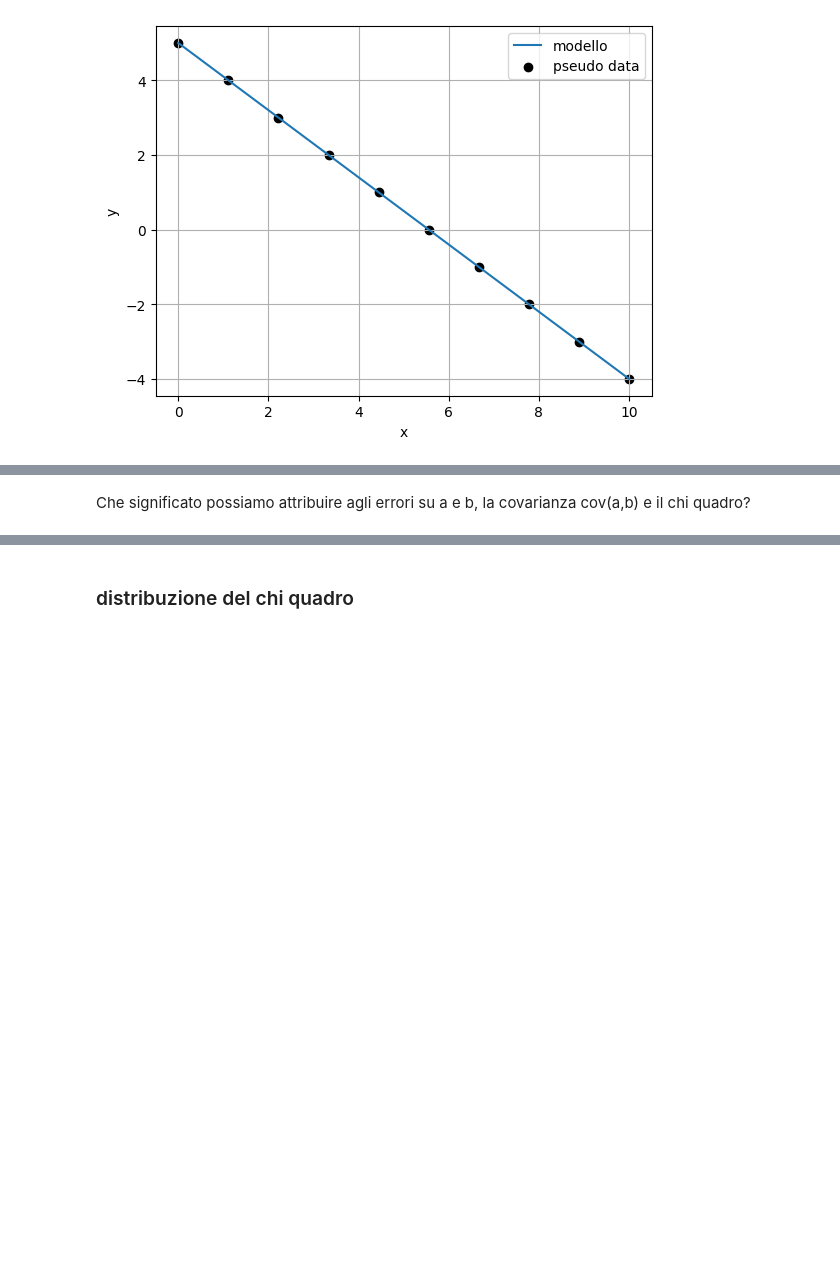
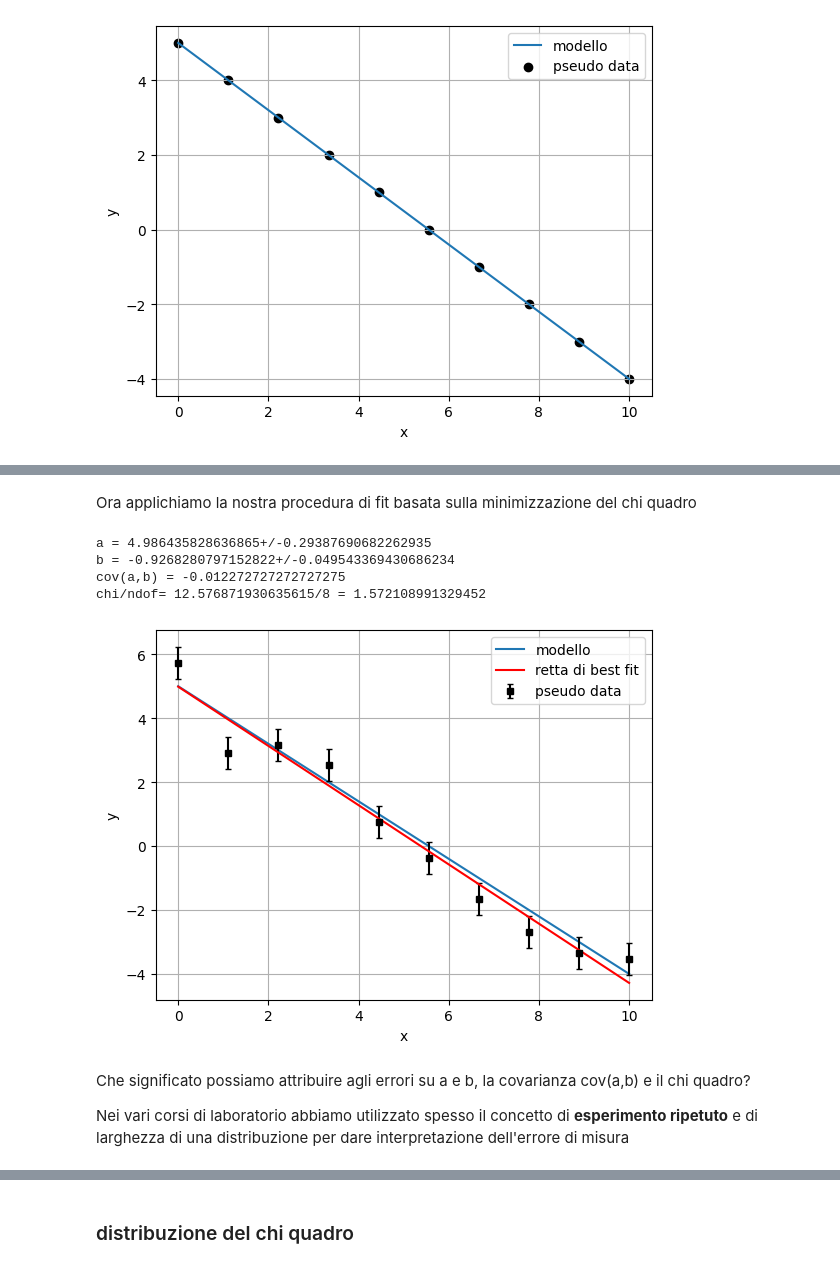
Before and after one commit to campajola/python_lecture_lab2, a Jupyter notebook: 03_miscellanea.ipynb, the cells around one changed output, grey strips where cells are left out. Cells and saved outputs as stored; diff of their text form; code cells hidden in the pictures; blank space fills up the shorter version.

```diff
--- a/03_miscellanea.ipynb
+++ b/03_miscellanea.ipynb
@@ -61,3 +61,24 @@ chi/ndof= 9.747021464387695/8 = 1.2183776830484618
+# %% [markdown]
+Ora applichiamo la nostra procedura di fit basata sulla minimizzazione del chi quadro
+# %%
+a_f, b_f, sigma_a_f, sigma_b_f, cov_ab_f, chi2_f = fit_lineare_pesato(x, y, W)
+
+plt.plot(x, func(x, A, B) , label='modello')
+plt.errorbar(x, y, yerr = sigma, fmt='s', markersize=4., capsize=2, color='black', label='pseudo data')
+plt.plot(x, func(x, a_f, b_f) , label = 'retta di best fit', color='red')
+plt.xlabel('x')
+plt.ylabel('y')
+plt.grid()
+plt.legend()
+plt.show()
+# %% [output]
+a = 4.986435828636865+/-0.29387690682262935
+b = -0.9268280797152822+/-0.049543369430686234
+cov(a,b) = -0.012272727272727275
+chi/ndof= 12.576871930635615/8 = 1.572108991329452
+[figure, added]
 # %% [markdown]
 Che significato possiamo attribuire agli errori su a e b, la covarianza cov(a,b) e il chi quadro?
+
+Nei vari corsi di laboratorio abbiamo utilizzato spesso il concetto di **esperimento ripetuto** e di larghezza di una distribuzione per dare interpretazione dell'errore di misura
 # %% [markdown]
```
Also changed, not shown: parts of 20 cells of this notebook, 7 other files.
